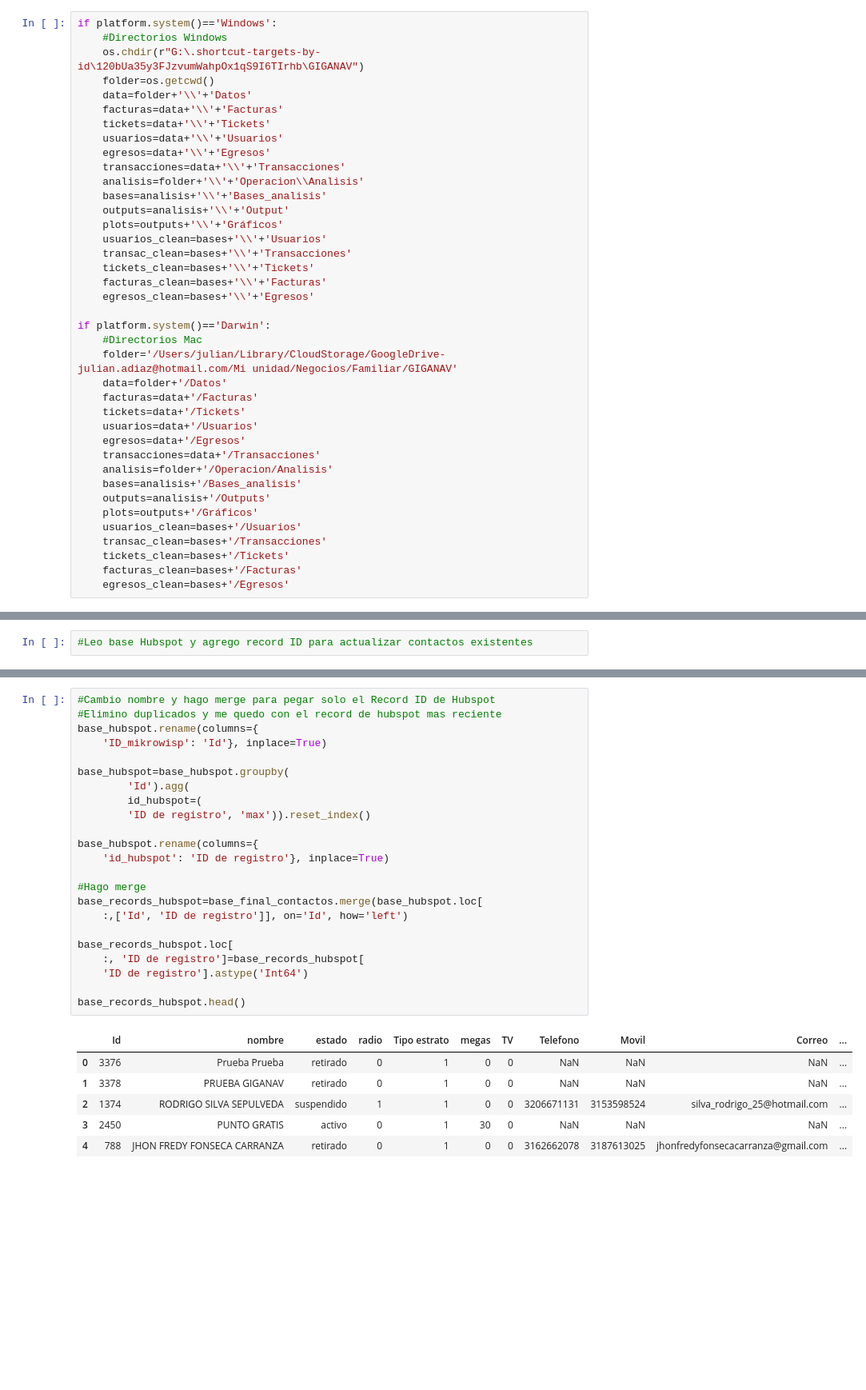
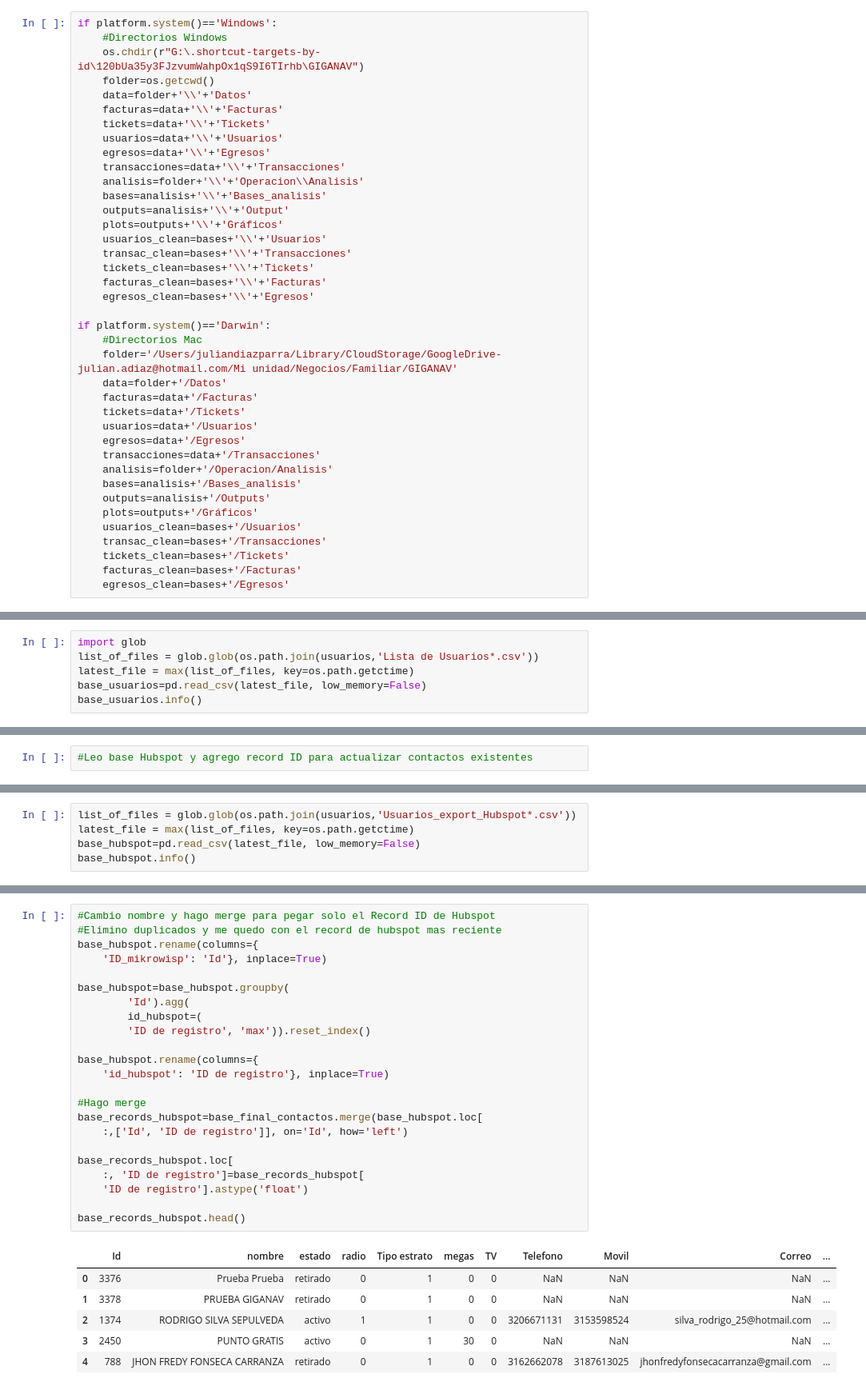
Before and after one commit to juliandiazparra/reduc_serv_times, a Jupyter notebook: 0.2 Limpieza_usuarios.ipynb, the cells around one changed output, grey strips where cells are left out. Shown at 80% size. Drawn from its saved outputs; the diff is of its cells as text; blank space fills up the shorter version.

```diff
--- a/Limpieza_usuarios.ipynb
+++ b/0.2 Limpieza_usuarios.ipynb
@@ -42,7 +41,7 @@ if platform.system()=='Windows':
 
 if platform.system()=='Darwin':
     #Directorios Mac
-    folder='/Users/julian/Library/CloudStorage/GoogleDrive-julian.adiaz@hotmail.com/Mi unidad/Negocios/Familiar/GIGANAV'
+    folder='/Users/juliandiazparra/Library/CloudStorage/GoogleDrive-julian.adiaz@hotmail.com/Mi unidad/Negocios/Familiar/GIGANAV'
     data=folder+'/Datos'
     facturas=data+'/Facturas'
     tickets=data+'/Tickets'
@@ -91,0 +69,6 @@ memory usage: 631.3+ KB
+# %%
+import glob
+list_of_files = glob.glob(os.path.join(usuarios,'Lista de Usuarios*.csv'))
+latest_file = max(list_of_files, key=os.path.getctime)
+base_usuarios=pd.read_csv(latest_file, low_memory=False)
+base_usuarios.info()
@@ -299,0 +294,5 @@ memory usage: 488.8+ KB
+# %%
+list_of_files = glob.glob(os.path.join(usuarios,'Usuarios_export_Hubspot*.csv'))
+latest_file = max(list_of_files, key=os.path.getctime)
+base_hubspot=pd.read_csv(latest_file, low_memory=False)
+base_hubspot.info()
@@ -300,30 +317,30 @@ memory usage: 488.8+ KB
 # %%
 #Cambio nombre y hago merge para pegar solo el Record ID de Hubspot
 #Elimino duplicados y me quedo con el record de hubspot mas reciente
 base_hubspot.rename(columns={
     'ID_mikrowisp': 'Id'}, inplace=True)
 
 base_hubspot=base_hubspot.groupby(
         'Id').agg(
         id_hubspot=(
         'ID de registro', 'max')).reset_index()
 
 base_hubspot.rename(columns={
     'id_hubspot': 'ID de registro'}, inplace=True)
 
 #Hago merge
 base_records_hubspot=base_final_contactos.merge(base_hubspot.loc[
     :,['Id', 'ID de registro']], on='Id', how='left')
 
 base_records_hubspot.loc[
     :, 'ID de registro']=base_records_hubspot[
-    'ID de registro'].astype('Int64')
+    'ID de registro'].astype('float')
 
 base_records_hubspot.head()
 # %% [output]
 |  | Id | nombre | estado | radio | Tipo estrato | megas | TV | Telefono | Movil | Correo | ... |
 | 0 | 3376 | Prueba Prueba | retirado | 0 | 1 | 0 | 0 | NaN | NaN | NaN | ... |
 | 1 | 3378 | PRUEBA GIGANAV | retirado | 0 | 1 | 0 | 0 | NaN | NaN | NaN | ... |
-| 2 | 1374 | RODRIGO SILVA SEPULVEDA | suspendido | 1 | 1 | 0 | 0 | 3206671131 | 3153598524 | silva_rodrigo_25@hotmail.com | ... |
+| 2 | 1374 | RODRIGO SILVA SEPULVEDA | activo | 1 | 1 | 0 | 0 | 3206671131 | 3153598524 | silva_rodrigo_25@hotmail.com | ... |
 | 3 | 2450 | PUNTO GRATIS | activo | 0 | 1 | 30 | 0 | NaN | NaN | NaN | ... |
 | 4 | 788 | JHON FREDY FONSECA CARRANZA | retirado | 0 | 1 | 0 | 0 | 3162662078 | 3187613025 | jhonfredyfonsecacarranza@gmail.com | ... |
```
Also changed, not shown: parts of 16 cells of this notebook, 4 other files.
